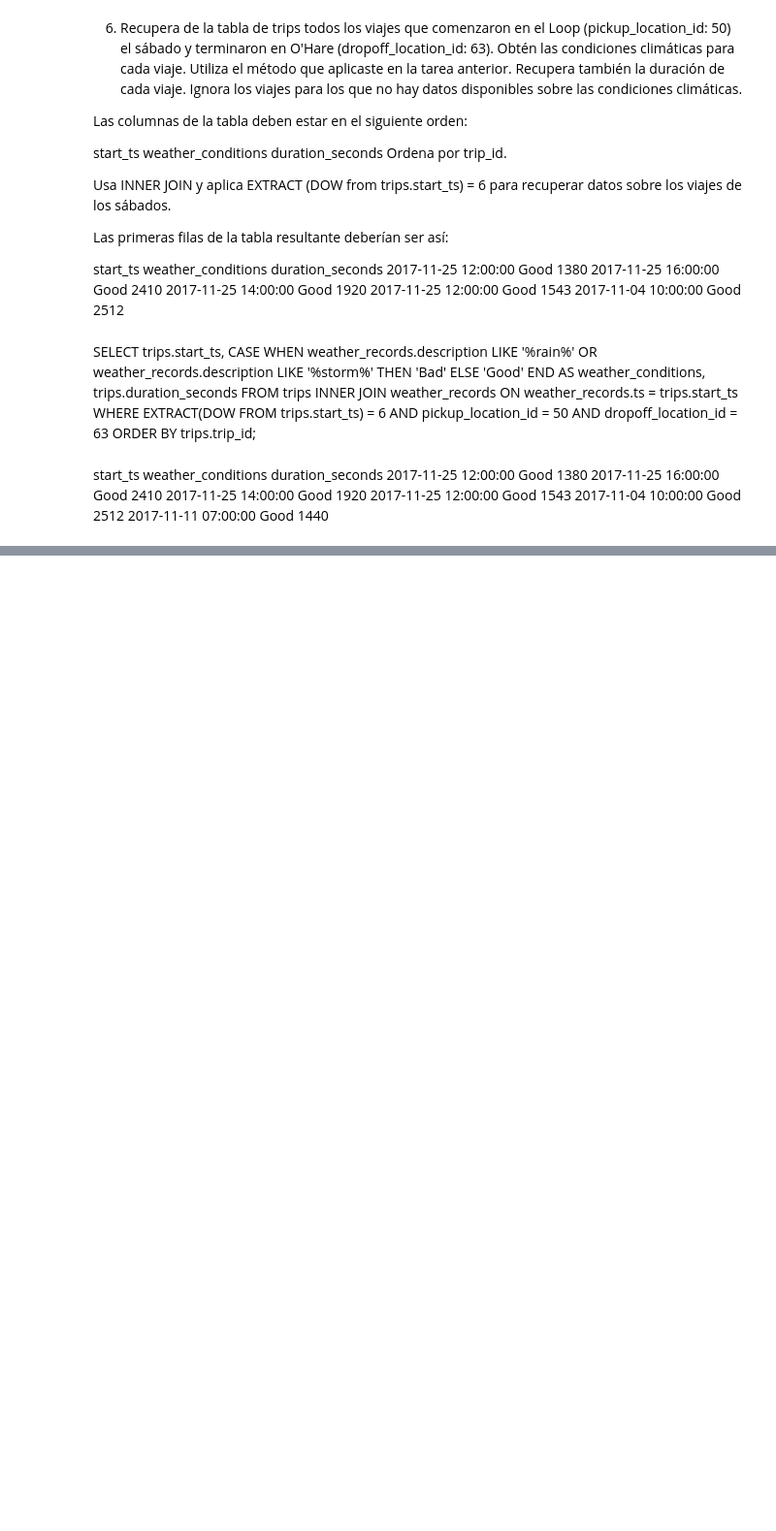
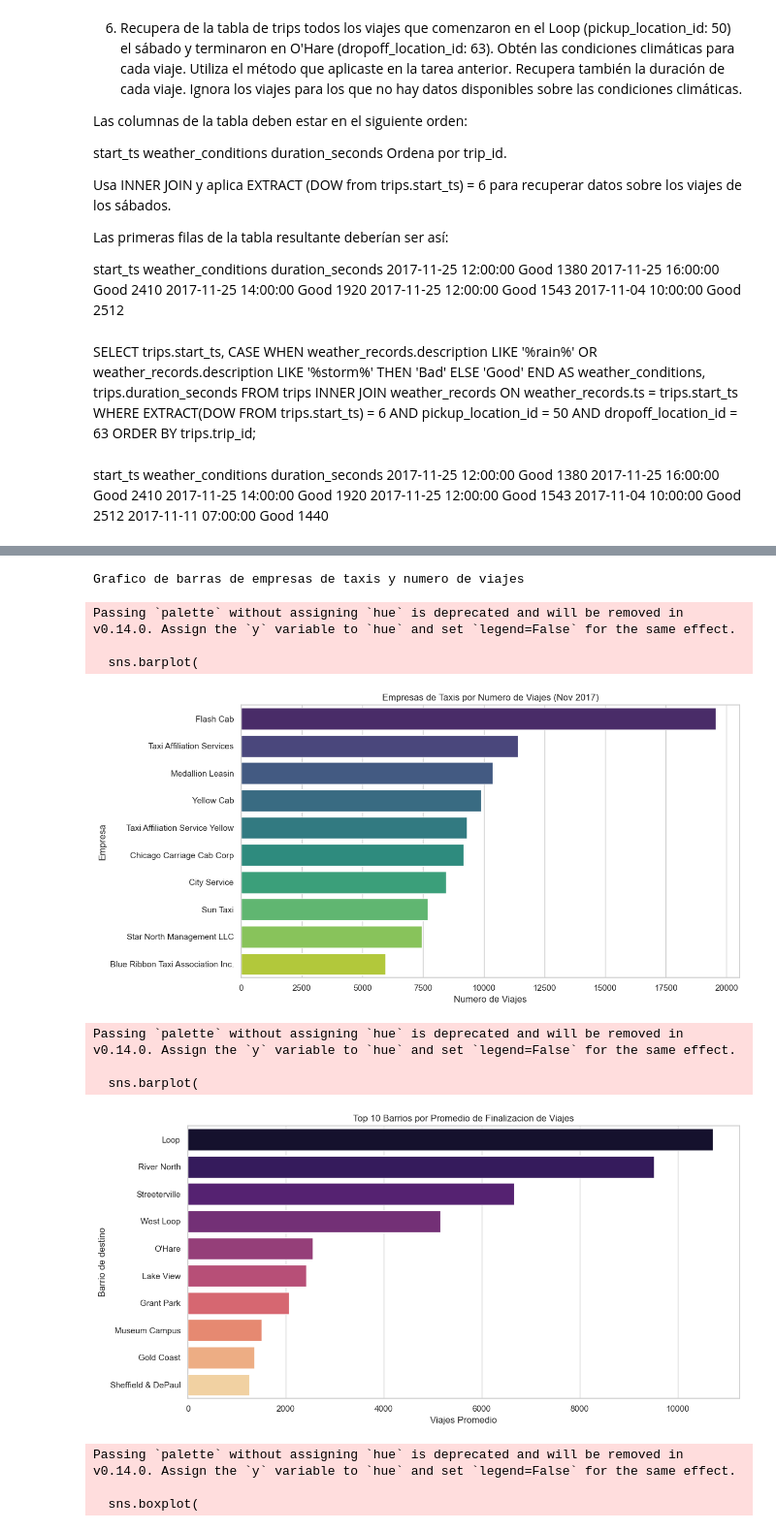
Before and after one commit to jovanespinosa108/DS-project-8, a Jupyter notebook: ds_project_8.ipynb, the cells around one changed output, grey strips where cells are left out. Shown at 97% size. Cells and saved outputs as stored; diff of their text form; code cells hidden in the pictures; blank space fills up the shorter version.

Commit message:
added analisis about cab company and trips, providing general information for the companies and analizing the trips amount and destination, provided bar graphics and box graphic for visual help.

```diff
--- a/ds_project_8.ipynb
+++ b/ds_project_8.ipynb
@@ -301,0 +371,4 @@ start_ts	        weather_conditions	duration_seconds
+# %%
+# Identificar los 10 principales destinos
+top_10_destinations = destination_df.sort_values(by='average_trips', ascending=False).head(10)
+display(top_10_destinations)
@@ -301,0 +387,65 @@ start_ts	        weather_conditions	duration_seconds
+# %%
+# Grafico de barras de empresas de taxis y numero de viajes
+print("Grafico de barras de empresas de taxis y numero de viajes\n")
+
+sns.set(style='whitegrid')
+plt.figure(figsize=(12,6))
+
+top_10_cab_companies = trips_df.sort_values(by='trips_amount', ascending=False).head(10)
+
+sns.barplot(
+    data=top_10_cab_companies,
+    x='trips_amount',
+    y='company_name',
+    palette='viridis'
+)
+
+plt.title('Empresas de Taxis por Numero de Viajes (Nov 2017)')
+plt.xlabel('Numero de Viajes')
+plt.ylabel('Empresa')
+plt.tight_layout()
+plt.show()
+
+# Grafico de barras de los 10 destinos principales
+
+plt.figure(figsize=(12,6))
+
+sns.barplot(
+    data=top_10_destinations,
+    x='average_trips',
+    y='dropoff_location_name',
+    palette='magma'
+)
+
+plt.title('Top 10 Barrios por Promedio de Finalizacion de Viajes')
+plt.xlabel('Viajes Promedio')
+plt.ylabel('Barrio de destino')
+plt.tight_layout()
+plt.show()
+
+# Diagrama de caja viajes por empresa
+plt.figure(figsize=(12,6))
+
+sns.boxplot(
+    data=trips_df,
+    x='trips_amount',
+    palette='Set2'
+)
+
+plt.title('Distribucion de Numero de Viajes por Empresa')
+plt.xlabel('Numero de Viajes')
+plt.tight_layout()
+plt.show()
+# %% [output]
+Grafico de barras de empresas de taxis y numero de viajes
+Passing `palette` without assigning `hue` is deprecated and will be removed in v0.14.0. Assign the `y` variable to `hue` and set `legend=False` for the same effect.
+
+  sns.barplot(
+[figure, added]
+Passing `palette` without assigning `hue` is deprecated and will be removed in v0.14.0. Assign the `y` variable to `hue` and set `legend=False` for the same effect.
+
+  sns.barplot(
+[figure, added]
+Passing `palette` without assigning `hue` is deprecated and will be removed in v0.14.0. Assign the `y` variable to `hue` and set `legend=False` for the same effect.
+
+  sns.boxplot(
```
Also changed, not shown: parts of 8 cells of this notebook.
